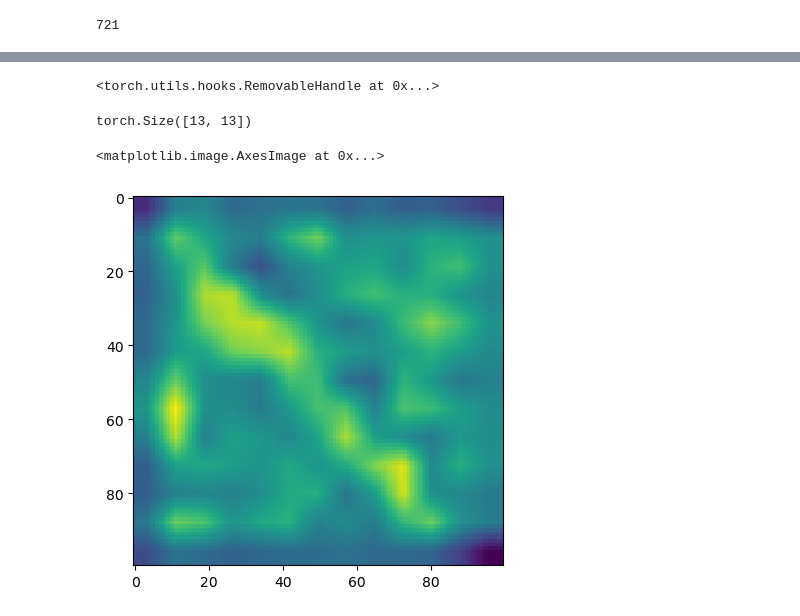
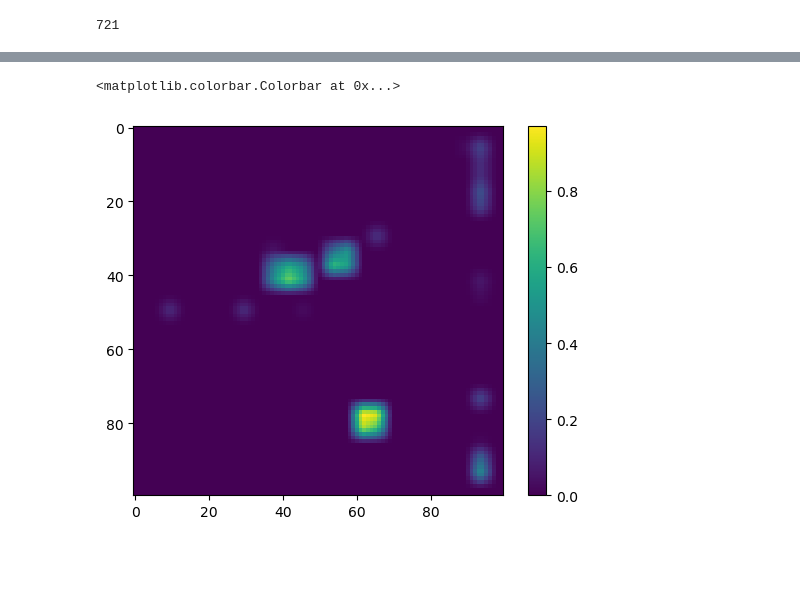
Before and after one commit to masoudhashemi/ddsm-mammography, a Jupyter notebook: gradcam-explaination.ipynb, the cells around one changed output, grey strips where cells are left out. Drawn from its saved outputs; the diff is of its cells as text; code cells hidden in the pictures; blank space fills up the shorter version.

Commit message:
Rewrite grad cam as a class

```diff
--- a/gradcam-explaination.ipynb
+++ b/gradcam-explaination.ipynb
@@ -72,3 +119,5 @@ pd.DataFrame(res_dic).T.apply(lambda x: round(x/x.sum()*100, 2), axis=1).plot.ba
+# %%
+wrp_model = ModelWrapper(model, model.layer1)
 # %%
 inds = np.where((labels==1) | (labels==3))[0]
 
@@ -93,11 +141,0 @@ lb, model(im).argmax(-1)
-# %%
-results_bwd = []
-results_fwd = []
-def print_fn_bwd(*args):
-    results_bwd.append(args[-1])
-def print_fn_fwd(*args):
-    results_fwd.append(args[-1])
-model.layer2.register_backward_hook(print_fn_bwd)
-model.layer2.register_forward_hook(print_fn_fwd)
-# %% [output]
-<torch.utils.hooks.RemovableHandle at 0x...>
@@ -111,20 +142,10 @@ out_pred[ind].backward(retain_graph=True)
-# %%
-grad_cam = torch.zeros((13,13))
-alphas = results_bwd[0][0][ind].mean([1,2])
-alphas /= alphas.max()
-for i, alpha in enumerate(alphas):
-    grad_cam += alpha * results_fwd[0][ind][i]
-
-# grad_cam = nn.functional.relu(grad_cam).detach()
-grad_cam /= (grad_cam.max() + 0.01)
-grad_cam = grad_cam.detach()
-grad_cam.shape
-# %% [output]
-torch.Size([13, 13])
+# %%
+ind = 1
+grad_cam = wrp_model.grad_cam(im[ind])
 # %%
-grad_cam_ = cv2.resize(grad_cam.numpy(), (100,100))
-plt.imshow(grad_cam_)
+plt.imshow(grad_cam)
+plt.colorbar()
 # %% [output]
-<matplotlib.image.AxesImage at 0x...>
+<matplotlib.colorbar.Colorbar at 0x...>
-[figure, old version]
+[figure, new version]
 # %%
```
Also changed, not shown: parts of 7 cells of this notebook.
